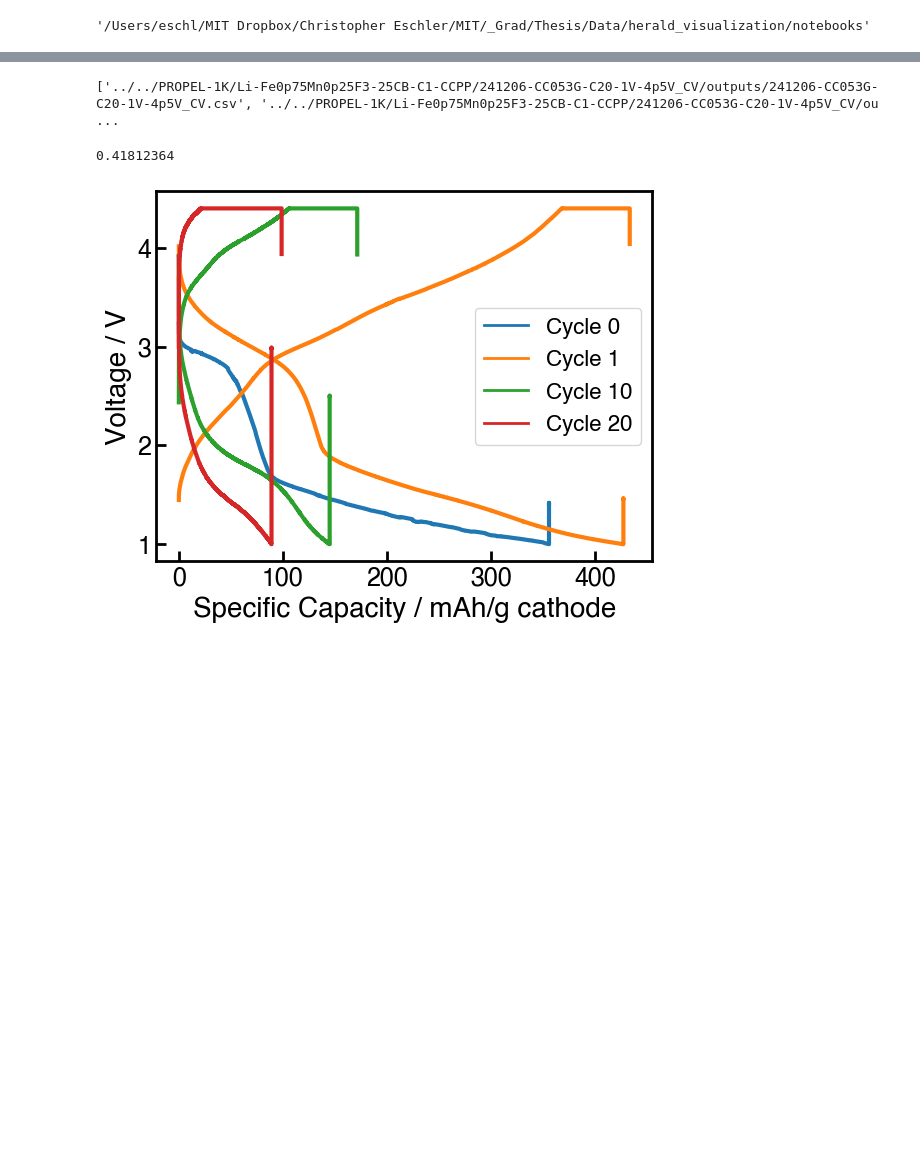
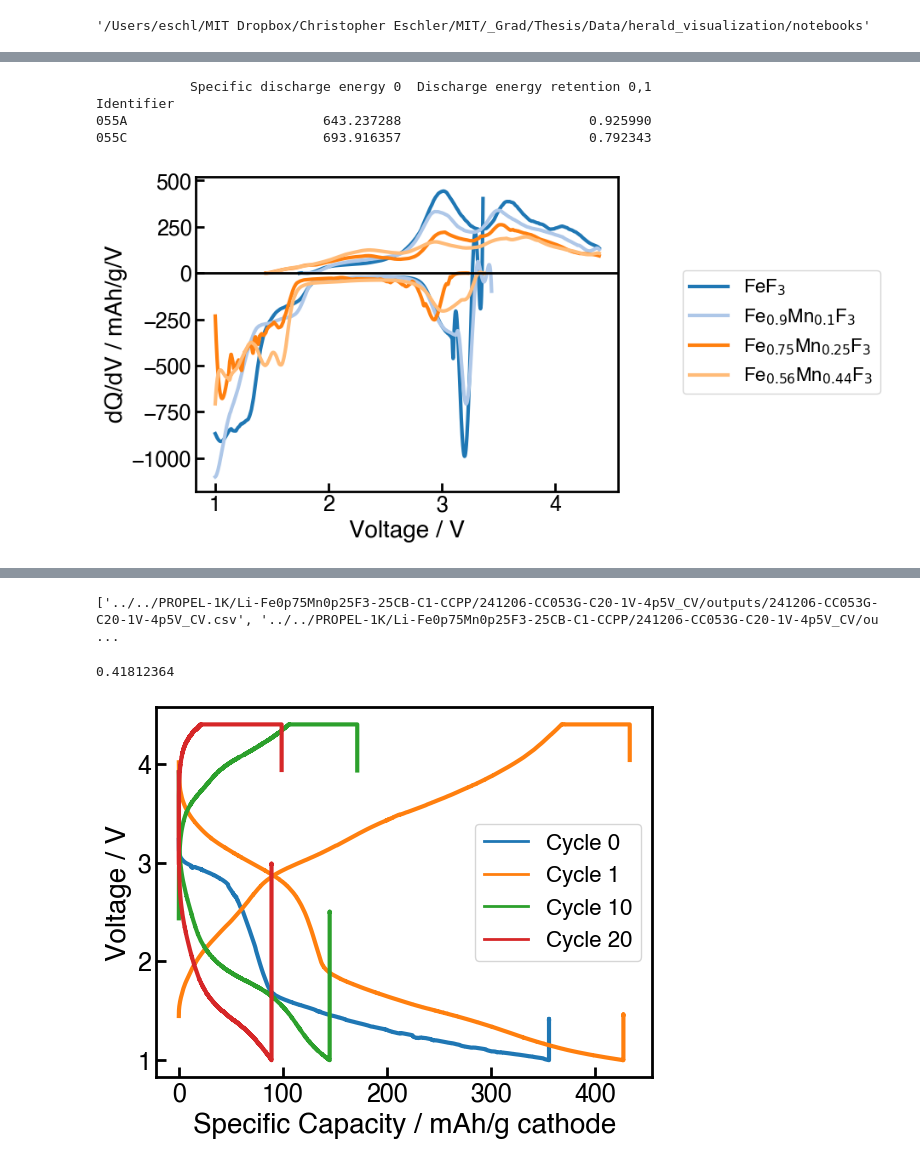
Before and after one commit to hancheng2000/herald_visualization, a Jupyter notebook: notebooks/plot.ipynb, the cells around one changed output, grey strips where cells are left out. Cells and saved outputs as stored; diff of their text form; code cells hidden in the pictures; blank space fills up the shorter version.

```diff
--- a/notebooks/plot.ipynb
+++ b/notebooks/plot.ipynb
@@ -151,0 +139,33 @@ plt.legend(cell_ids)
+# %%
+print(cells_df.loc[['055A','055C']][['Specific discharge energy 0', 'Discharge energy retention 0,1']])
+# %% [output]
+            Specific discharge energy 0  Discharge energy retention 0,1
+Identifier
+055A                         643.237288                        0.925990
+055C                         693.916357                        0.792343
+# %%
+# Overlay multiple dQ/dV plots
+
+cell_ids = ['CC056F','CC063A','CC053G','CC055A']
+labels = ['FeF$_3$','Fe$_{0.9}$Mn$_{0.1}$F$_3$','Fe$_{0.75}$Mn$_{0.25}$F$_3$','Fe$_{0.56}$Mn$_{0.44}$F$_3$']
+dfs = {}
+
+for id in cell_ids:
+    dir_name = os.path.join(id_to_path(id), 'outputs')
+    df, df_sum, df_for_dqdv = parse_cycle_csv(dir_name)
+    dfs[id] = df_for_dqdv
+
+fig, ax = multi_cell_dqdv_plot(list(dfs.values()),
+                            colormap='tab20',
+                            halfcycles=[1,2], # Uncomment to show 0th discharge and 1st charge
+                            # cycle=1, # Uncomment to show 1st charge and discharge
+                            capacity_label='Specific Capacity',
+                            labels=labels)
+# plt.ylim(bottom=-2000)
+# cm = ax.get_cmap()
+# for x in [2.66, 2.90]:
+#     plt.axvline(x, color=cm(0), linestyle='--', linewidth=1)
+# for x in [1.92, 4.11]:
+#     plt.axvline(x, color=cm(1), linestyle='--', linewidth=1)
+# %% [output]
+[figure, added]
```
Also changed, not shown: parts of 26 cells of this notebook, 1 other file.
